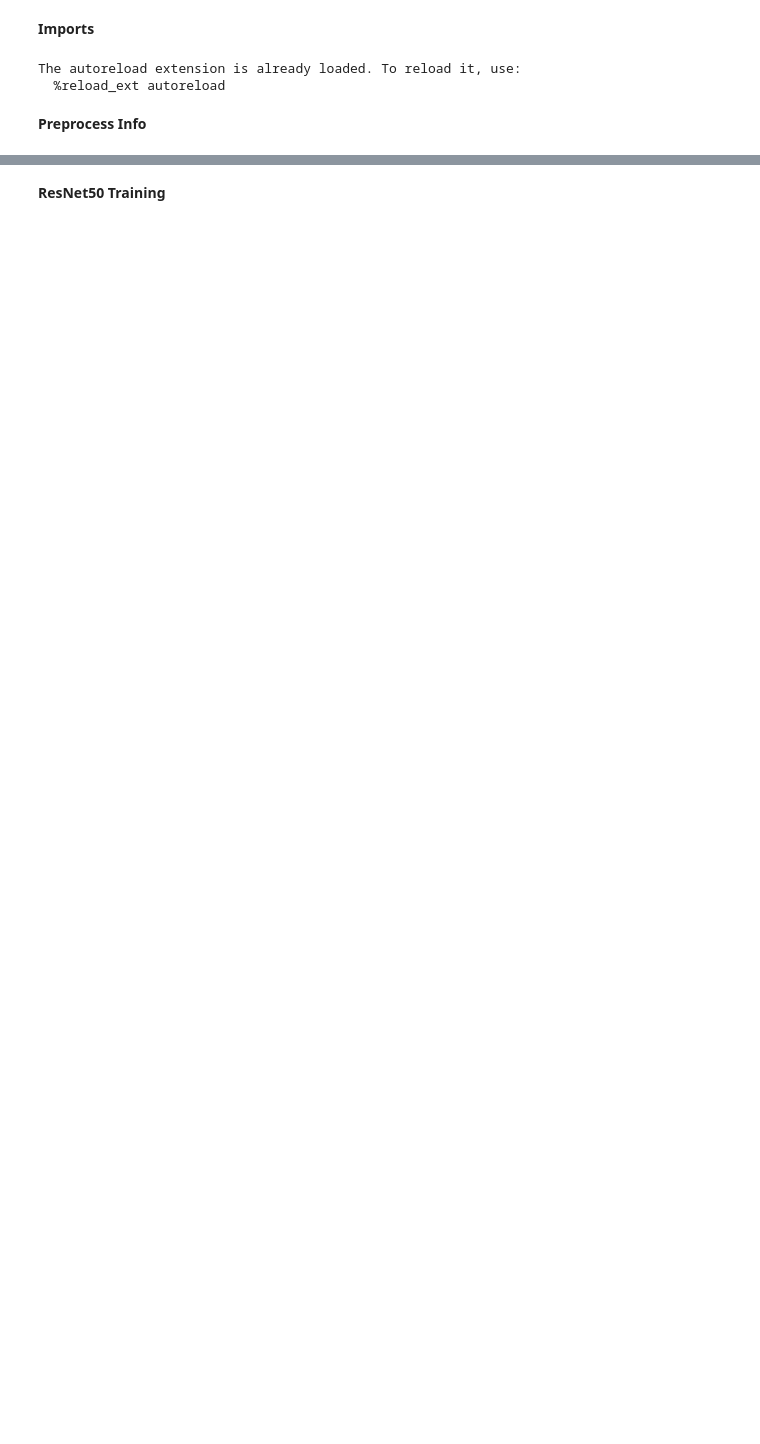
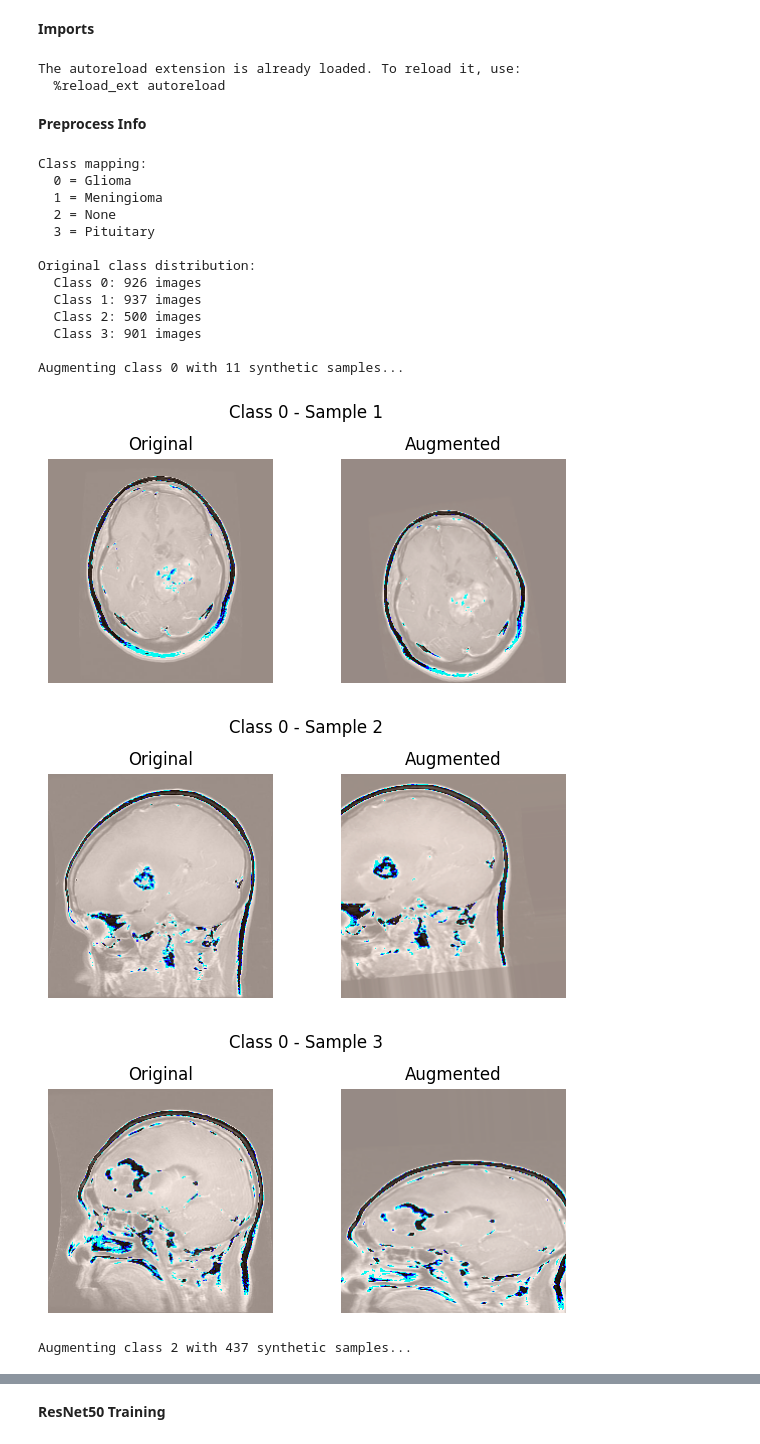
Before and after one commit to CrooBrys/NeuroScanAI, a Jupyter notebook: training/brain_tumor_classification.ipynb, the cells around one changed output, grey strips where cells are left out. Saved outputs shown, nothing was run; the diff lists cells and outputs as text; code cells hidden in the pictures; blank space fills up the shorter version.

Commit message:
Adjust augmentation to show plots of augmented vs original photos
Added image plots to data augmentation to show original and augmented images per class

```diff
--- a/training/brain_tumor_classification.ipynb
+++ b/training/brain_tumor_classification.ipynb
@@ -18,5 +18,23 @@ The autoreload extension is already loaded. To reload it, use:
 **Preprocess Info**
 # %%
 model_name = MODELS[0]
-X_train, X_test, y_train, y_test, class_names = preprocess_data(model_name, verbose=True)
+X_train, X_test, y_train, y_test, class_names = preprocess_data(model_name, verbose=True, visualize=True)
 trained_models = {}
+# %% [output]
+Class mapping:
+  0 = Glioma
+  1 = Meningioma
+  2 = None
+  3 = Pituitary
+
+Original class distribution:
+  Class 0: 926 images
+  Class 1: 937 images
+  Class 2: 500 images
+  Class 3: 901 images
+
+Augmenting class 0 with 11 synthetic samples...
+[figure, added]
+[figure, added]
+[figure, added]
+Augmenting class 2 with 437 synthetic samples...
```
Also changed, not shown: parts of 4 cells of this notebook, 2 other files.
